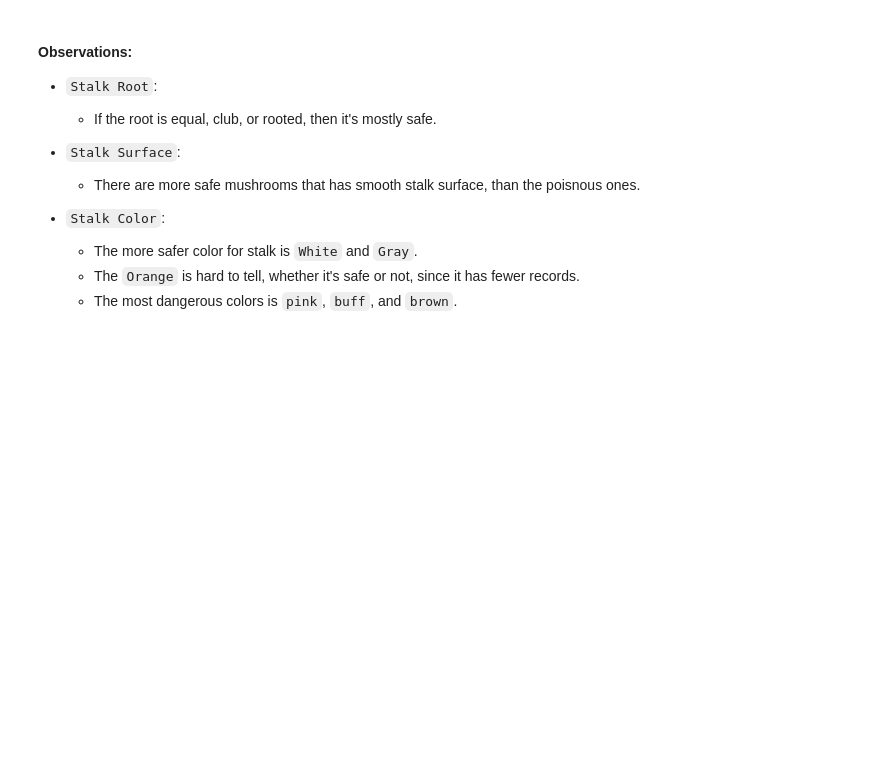
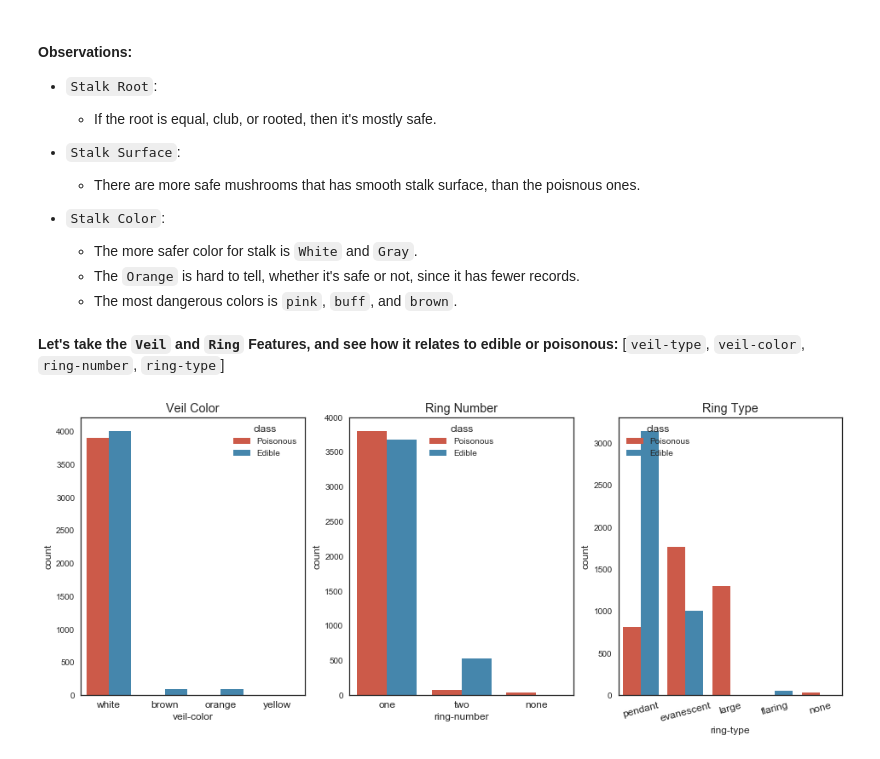
Before and after one commit to MosaabMuhammed/Mushroom-Classification, a Jupyter notebook: Mushroom Classification.ipynb, the cells around one changed output. Cells and saved outputs as stored; diff of their text form; code cells hidden in the pictures; blank space fills up the shorter version.

Commit message:
EDA for feature 'Ring' and 'Veil' and some observations

```diff
--- a/Mushroom Classification.ipynb
+++ b/Mushroom Classification.ipynb
@@ -384,3 +388,40 @@ plt.subplots_adjust(wspace=.3, hspace=.4)
     - The more safer color for stalk is `White` and `Gray`.
     - The `Orange` is hard to tell, whether it's safe or not, since it has fewer records.
     - The most dangerous colors is `pink`, `buff`, and `brown`.
+# %% [markdown]
+**Let's take the `Veil` and `Ring` Features, and see how it relates to edible or poisonous:** [`veil-type`, `veil-color`, `ring-number`, `ring-type`]
+# %%
+# changing the label for each column instead of a letter to a word, just for the sake of visualization.
+
+veil_color  = dict(n='brown', o='orange', w='white', y='yellow')
+ring_number = dict(n='none', o='one', t='two')
+ring_type   = dict(c='cobwebby', e='evanescent', f='flaring', l='large', n='none', p='pendant',
+                   s='sheathing', z='zone')
+
+df_visual['veil-color']  = df_visual['veil-color'].map(veil_color)
+df_visual['ring-number'] = df_visual['ring-number'].map(ring_number)
+df_visual['ring-type']   = df_visual['ring-type'].map(ring_type)
+# %%
+# sns.countplot(data=df_visual, x='veil-color', hue='class')
+df_visual['veil-color']  = df_visual['veil-color'].map(veil_color)
+# %%
+plt.figure(figsize=(16, 6))
+
+plt.subplot(131)
+sns.countplot(data=df_visual, x='veil-color', hue='class')
+plt.title('Veil Color')
+
+plt.subplot(132)
+sns.countplot(data=df_visual, x='ring-number', hue='class')
+plt.title('Ring Number')
+
+plt.subplot(133)
+sns.countplot(data=df_visual, x='ring-type', hue='class')
+plt.title('Ring Type')
+plt.xticks(rotation=15)
+mlt.rc('xtick', labelsize=12)
+
+
+plt.subplots_adjust(wspace=.2, hspace=.4)
+# %% [output]
+[figure, added]
```
Also changed, not shown: parts of 3 cells of this notebook.
